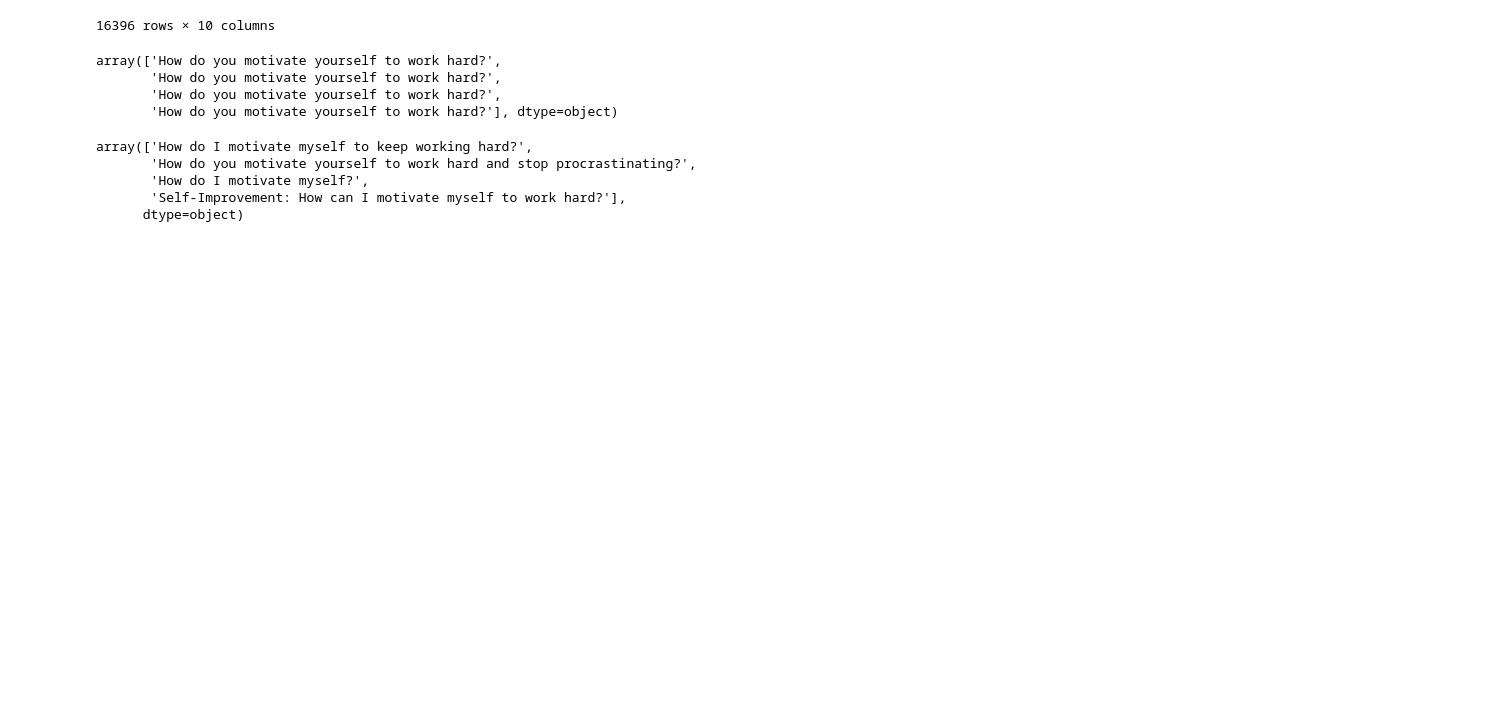
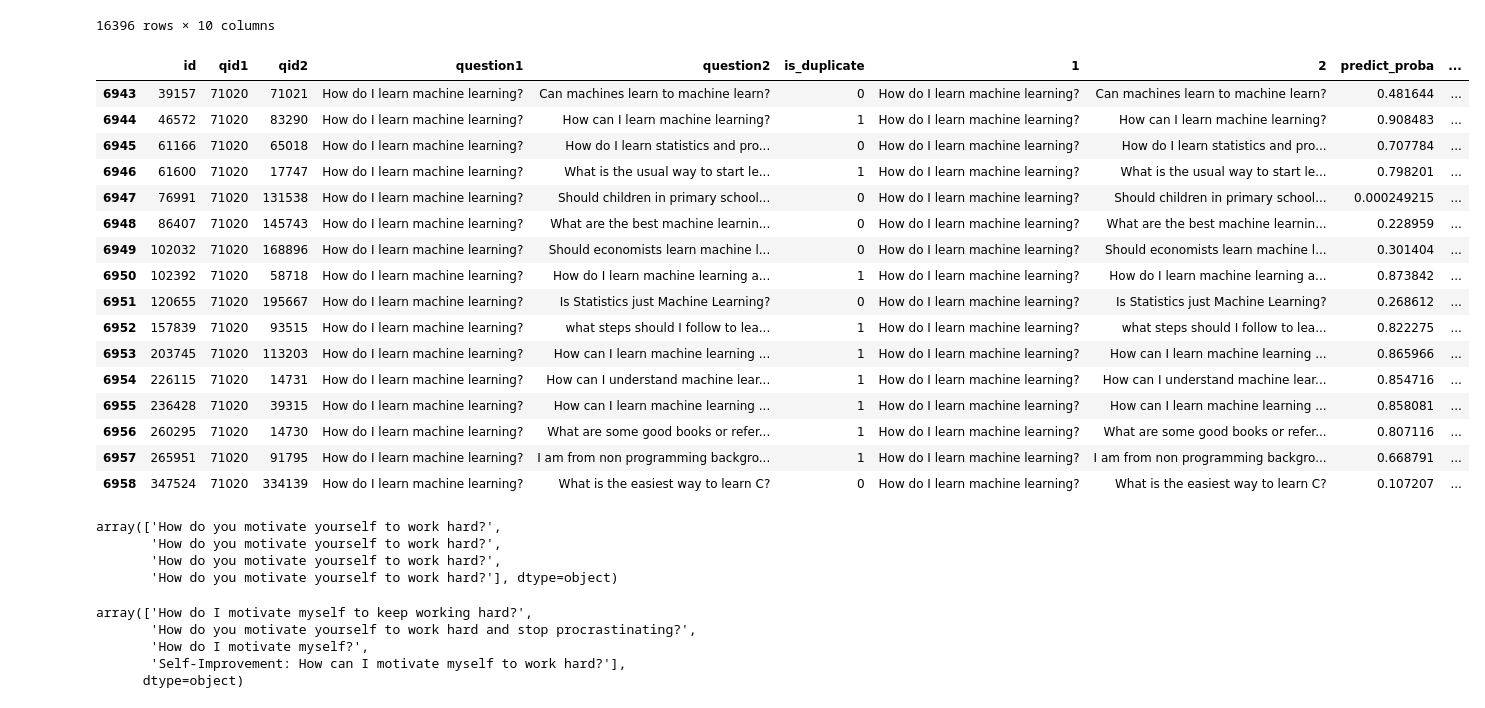
Before and after one commit to jason-sa/question_intent_classification, a Jupyter notebook: py_files/Visualizations.ipynb, the cells around one changed output. Drawn from its saved outputs; the diff is of its cells as text; code cells hidden in the pictures; blank space fills up the shorter version.

```diff
--- a/py_files/Visualizations.ipynb
+++ b/py_files/Visualizations.ipynb
@@ -379,3 +387,23 @@ df_dup_question[df_dup_question.predict_proba >= 0.3].sort_values('predict_proba
+# %%
+df_dup_question[df_dup_question.qid1==71020]
+# %% [output]
+|  | id | qid1 | qid2 | question1 | question2 | is_duplicate | 1 | 2 | predict_proba | ... |
+| 6943 | 39157 | 71020 | 71021 | How do I learn machine learning? | Can machines learn to machine learn? | 0 | How do I learn machine learning? | Can machines learn to machine learn? | 0.481644 | ... |
+| 6944 | 46572 | 71020 | 83290 | How do I learn machine learning? | How can I learn machine learning? | 1 | How do I learn machine learning? | How can I learn machine learning? | 0.908483 | ... |
+| 6945 | 61166 | 71020 | 65018 | How do I learn machine learning? | How do I learn statistics and pro... | 0 | How do I learn machine learning? | How do I learn statistics and pro... | 0.707784 | ... |
+| 6946 | 61600 | 71020 | 17747 | How do I learn machine learning? | What is the usual way to start le... | 1 | How do I learn machine learning? | What is the usual way to start le... | 0.798201 | ... |
+| 6947 | 76991 | 71020 | 131538 | How do I learn machine learning? | Should children in primary school... | 0 | How do I learn machine learning? | Should children in primary school... | 0.000249215 | ... |
+| 6948 | 86407 | 71020 | 145743 | How do I learn machine learning? | What are the best machine learnin... | 0 | How do I learn machine learning? | What are the best machine learnin... | 0.228959 | ... |
+| 6949 | 102032 | 71020 | 168896 | How do I learn machine learning? | Should economists learn machine l... | 0 | How do I learn machine learning? | Should economists learn machine l... | 0.301404 | ... |
+| 6950 | 102392 | 71020 | 58718 | How do I learn machine learning? | How do I learn machine learning a... | 1 | How do I learn machine learning? | How do I learn machine learning a... | 0.873842 | ... |
+| 6951 | 120655 | 71020 | 195667 | How do I learn machine learning? | Is Statistics just Machine Learning? | 0 | How do I learn machine learning? | Is Statistics just Machine Learning? | 0.268612 | ... |
+| 6952 | 157839 | 71020 | 93515 | How do I learn machine learning? | what steps should I follow to lea... | 1 | How do I learn machine learning? | what steps should I follow to lea... | 0.822275 | ... |
+| 6953 | 203745 | 71020 | 113203 | How do I learn machine learning? | How can I learn machine learning ... | 1 | How do I learn machine learning? | How can I learn machine learning ... | 0.865966 | ... |
+| 6954 | 226115 | 71020 | 14731 | How do I learn machine learning? | How can I understand machine lear... | 1 | How do I learn machine learning? | How can I understand machine lear... | 0.854716 | ... |
+| 6955 | 236428 | 71020 | 39315 | How do I learn machine learning? | How can I learn machine learning ... | 1 | How do I learn machine learning? | How can I learn machine learning ... | 0.858081 | ... |
+| 6956 | 260295 | 71020 | 14730 | How do I learn machine learning? | What are some good books or refer... | 1 | How do I learn machine learning? | What are some good books or refer... | 0.807116 | ... |
+| 6957 | 265951 | 71020 | 91795 | How do I learn machine learning? | I am from non programming backgro... | 1 | How do I learn machine learning? | I am from non programming backgro... | 0.668791 | ... |
+| 6958 | 347524 | 71020 | 334139 | How do I learn machine learning? | What is the easiest way to learn C? | 0 | How do I learn machine learning? | What is the easiest way to learn C? | 0.107207 | ... |
 # %%
 df_dup_question[df_dup_question.qid1 == 128943].question1.values
 # %% [output]
```
Also changed, not shown: parts of 22 cells of this notebook, 1 other file.
